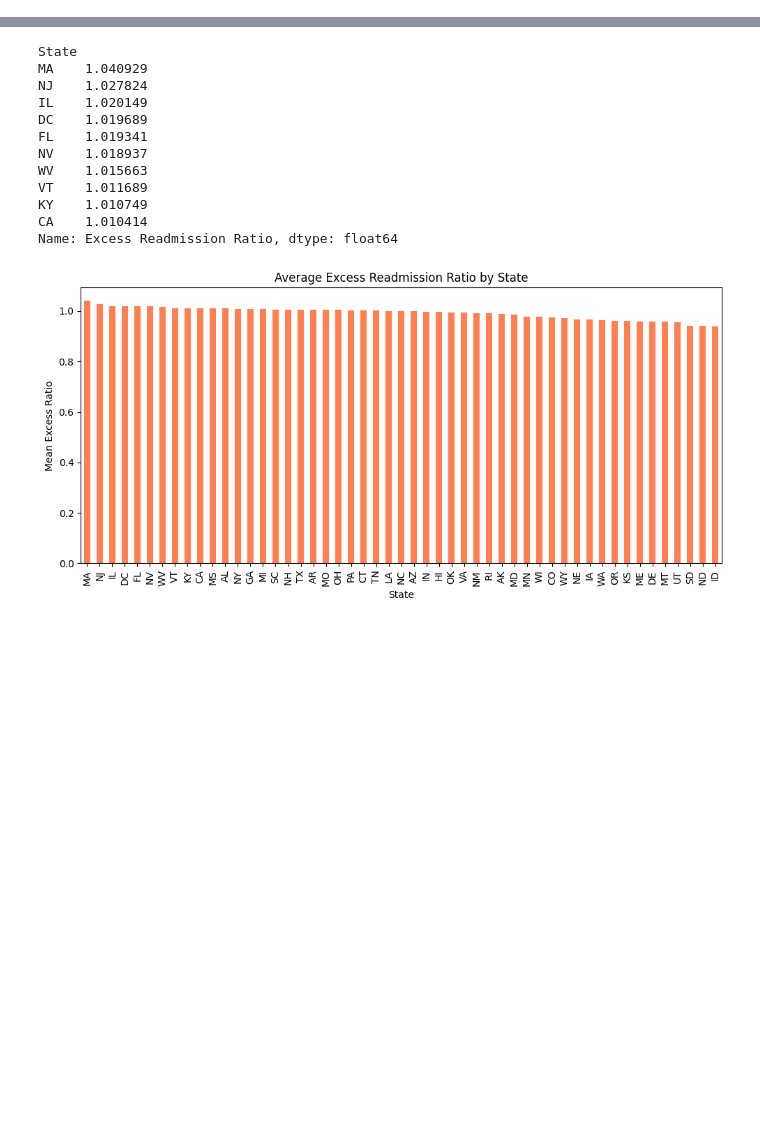
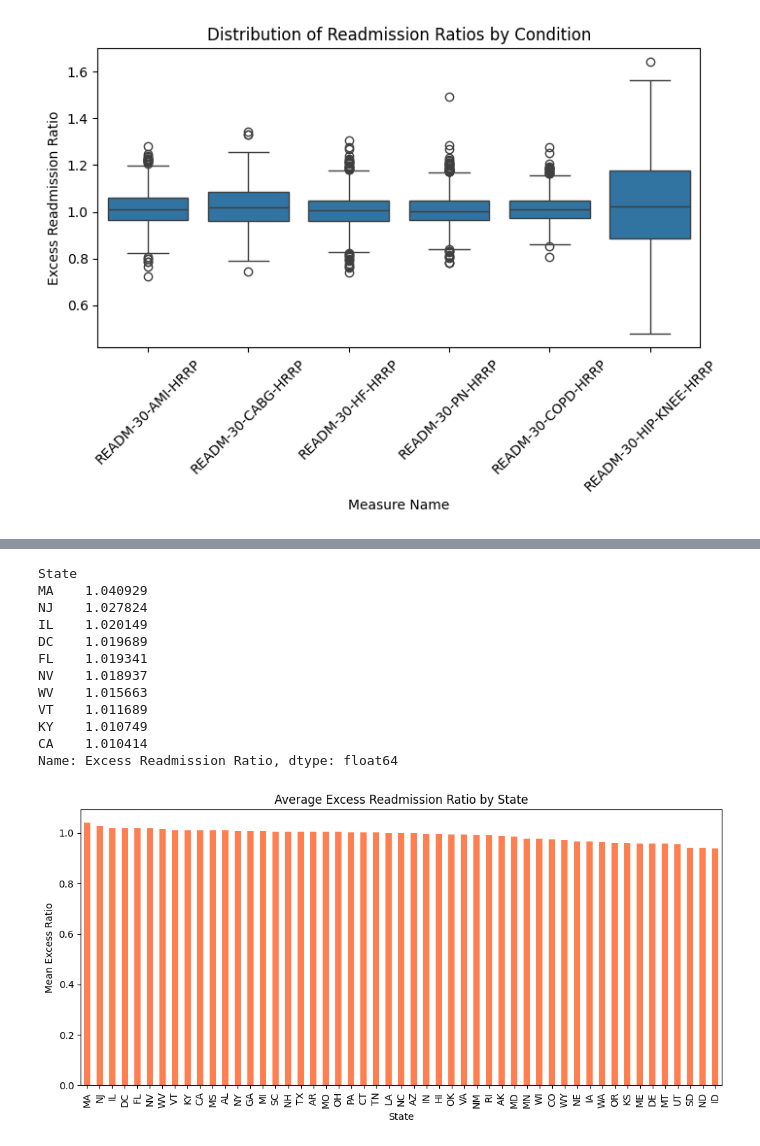
Before and after one commit to rushikesh328/Hospital_Readmission_Analysis, a Jupyter notebook: hospital_readmission.ipynb, the cells around one changed output, grey strips where cells are left out. Drawn from its saved outputs; the diff is of its cells as text; code cells hidden in the pictures; blank space fills up the shorter version.

```diff
--- a/hospital_readmission.ipynb
+++ b/hospital_readmission.ipynb
@@ -43,0 +103,8 @@ plt.show()
+# %%
+plt.figure(figsize=(8,4))
+sns.boxplot(data=df_clean, x='Measure Name', y='Excess Readmission Ratio')
+plt.title('Distribution of Readmission Ratios by Condition')
+plt.xticks(rotation=45)
+plt.show()
+# %% [output]
+[figure, added]
```
Also changed, not shown: parts of 10 cells of this notebook, 4 other files.
